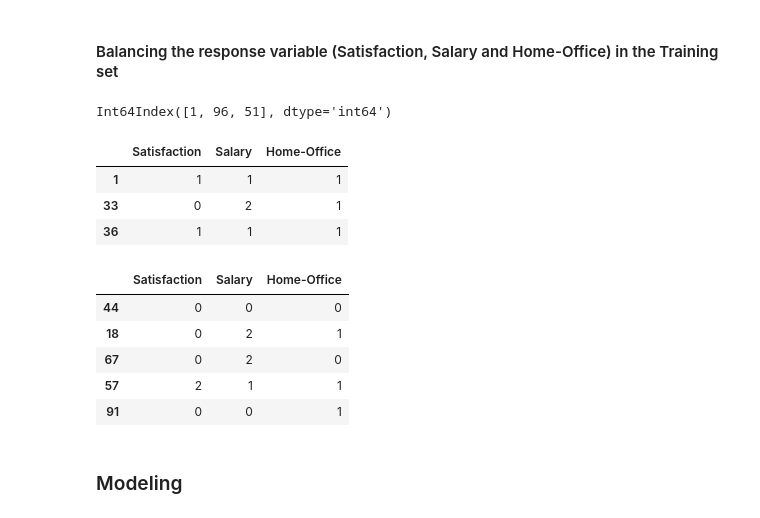
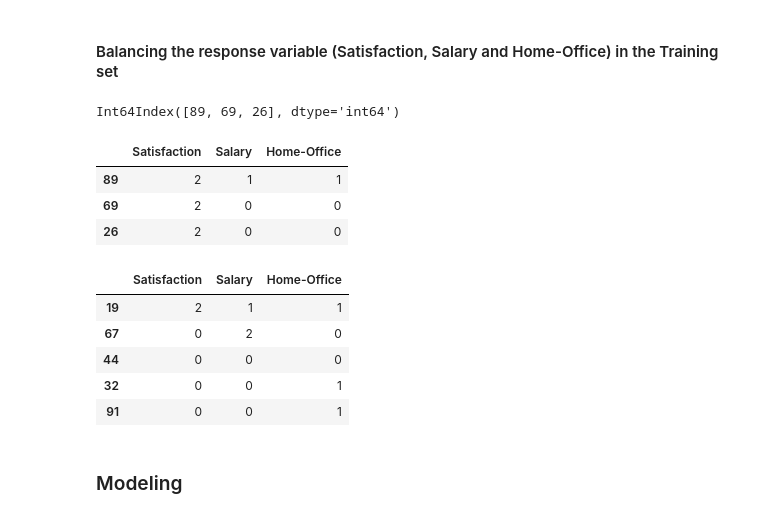
Before and after one commit to Chanlaiieng12/Predicting-Employee-Turnover, a Jupyter notebook: Team 5 Final Project.ipynb, the cells around one changed output. Saved outputs shown, nothing was run; the diff lists cells and outputs as text; code cells hidden in the pictures.

```diff
--- a/Team 5 Final Project.ipynb
+++ b/Team 5 Final Project.ipynb
@@ -36,7 +36,7 @@ from sklearn.ensemble import RandomForestClassifier
 # %% [markdown]
 ### Data Importing and Preprocessing
 # %%
-EmployeeData = pd.read_csv(r"C:\Users\mendi\Desktop\USD Class Files\ADS 502\Employee Data.csv")
+EmployeeData = pd.read_csv("C:\\Users\\annie\\ADS 502 Applied Data Mining\\Employee Data.csv")
 EmployeeData.head(5)
 # %% [output]
 |  | Gender | Satisfaction | Business Travel | Department | EducationField | Salary | Home-Office | Attrition |
@@ -276,16 +278,16 @@ Name: Attrition, dtype: int64
 # Look for the indices of the resampled y
 our_resample_y.index
 # %% [output]
-Int64Index([1, 96, 51], dtype='int64')
+Int64Index([89, 69, 26], dtype='int64')
 # %%
-# Grab the same X from indices 26,42,34 from X_Train
-to_resample_X = X_train.loc[[1,33,36]]
+# Grab the same X from indices 89, 69, 26 from X_Train
+to_resample_X = X_train.loc[[89, 69, 26]]
 to_resample_X
 # %% [output]
 |  | Satisfaction | Salary | Home-Office |
-| 1 | 1 | 1 | 1 |
-| 33 | 0 | 2 | 1 |
-| 36 | 1 | 1 | 1 |
+| 89 | 2 | 1 | 1 |
+| 69 | 2 | 0 | 0 |
+| 26 | 2 | 0 | 0 |
 # %%
 # sample() draws records at random form, replace 'Yes' specifies to sample with replacement
 our_resample_X = to_resample_X.sample(n = 3, replace = True)
@@ -295,10 +297,10 @@ X_train_rebal = pd.concat([X_train, our_resample_X])
 X_train_rebal.head()
 # %% [output]
 |  | Satisfaction | Salary | Home-Office |
+| 19 | 2 | 1 | 1 |
+| 67 | 0 | 2 | 0 |
 | 44 | 0 | 0 | 0 |
-| 18 | 0 | 2 | 1 |
-| 67 | 0 | 2 | 0 |
-| 57 | 2 | 1 | 1 |
+| 32 | 0 | 0 | 1 |
 | 91 | 0 | 0 | 1 |
 # %% [markdown]
 ### Modeling
```
Also changed, not shown: parts of 12 cells of this notebook.
